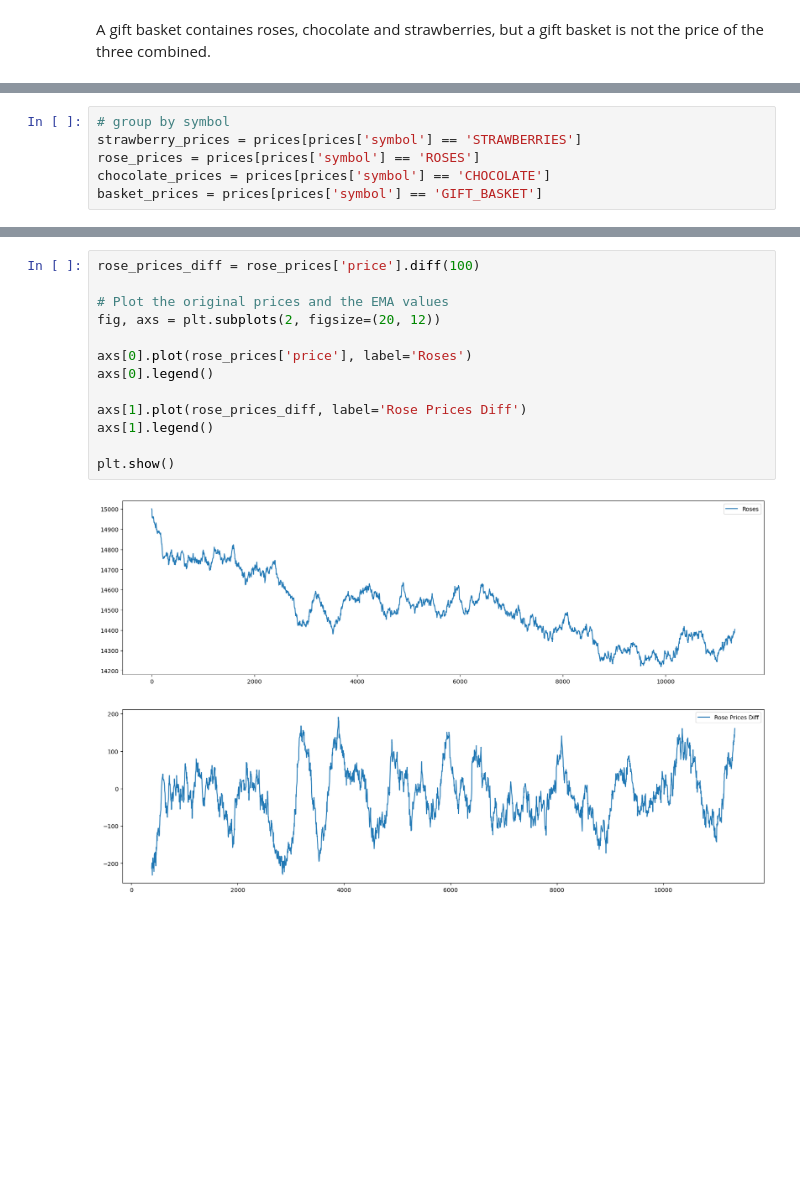
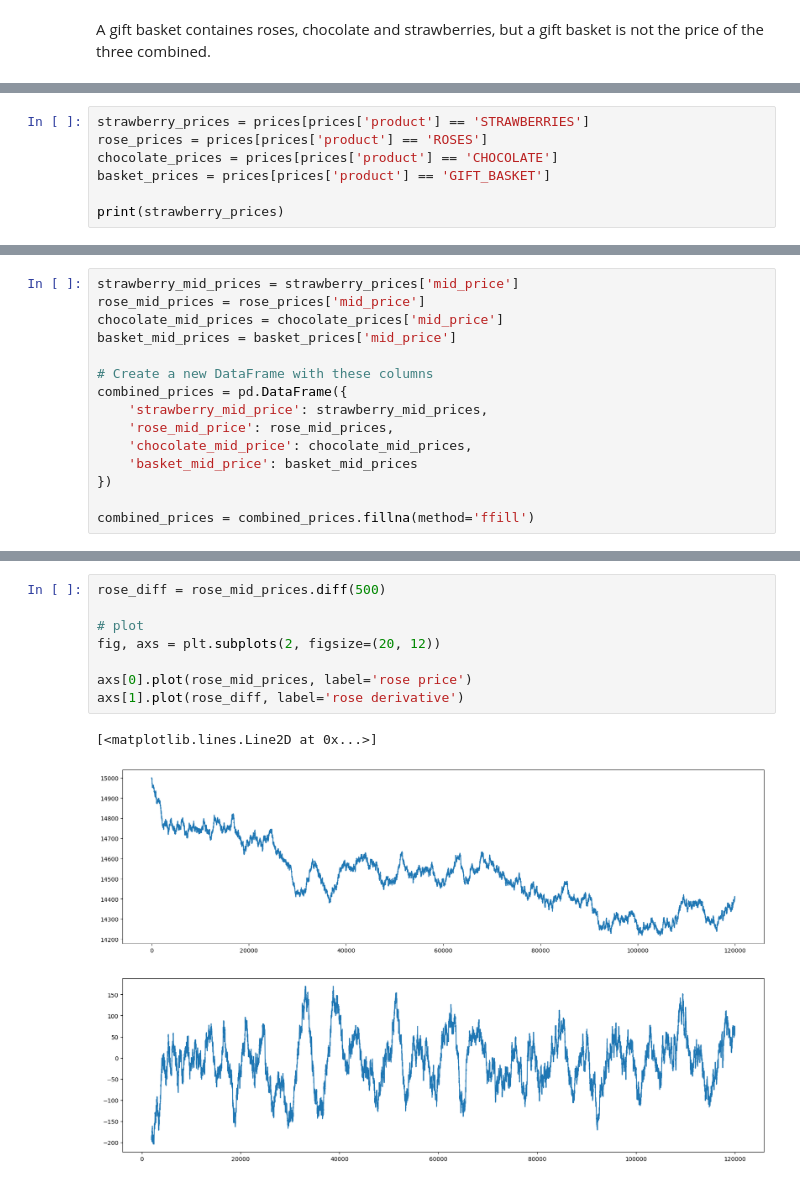
Before and after one commit to liamjdavis/IMC-Prosperity-2024, a Jupyter notebook: round-3/round3.ipynb, the cells around one changed output, grey strips where cells are left out. Drawn from its saved outputs; the diff is of its cells as text; blank space fills up the shorter version.

```diff
--- a/round-3/round3.ipynb
+++ b/round-3/round3.ipynb
@@ -16,6 +14,7 @@ prices = combined_df[['symbol', 'price']]
 # %%
-# group by symbol
-strawberry_prices = prices[prices['symbol'] == 'STRAWBERRIES']
-rose_prices = prices[prices['symbol'] == 'ROSES']
-chocolate_prices = prices[prices['symbol'] == 'CHOCOLATE']
-basket_prices = prices[prices['symbol'] == 'GIFT_BASKET']
+strawberry_prices = prices[prices['product'] == 'STRAWBERRIES']
+rose_prices = prices[prices['product'] == 'ROSES']
+chocolate_prices = prices[prices['product'] == 'CHOCOLATE']
+basket_prices = prices[prices['product'] == 'GIFT_BASKET']
+
+print(strawberry_prices)
@@ -76,0 +47,15 @@ plt.show()
+# %%
+strawberry_mid_prices = strawberry_prices['mid_price']
+rose_mid_prices = rose_prices['mid_price']
+chocolate_mid_prices = chocolate_prices['mid_price']
+basket_mid_prices = basket_prices['mid_price']
+
+# Create a new DataFrame with these columns
+combined_prices = pd.DataFrame({
+    'strawberry_mid_price': strawberry_mid_prices,
+    'rose_mid_price': rose_mid_prices,
+    'chocolate_mid_price': chocolate_mid_prices,
+    'basket_mid_price': basket_mid_prices
+})
+
+combined_prices = combined_prices.fillna(method='ffill')
@@ -92,16 +99,12 @@ plt.show()
 # %%
-rose_prices_diff = rose_prices['price'].diff(100)
+rose_diff = rose_mid_prices.diff(500)
 
-# Plot the original prices and the EMA values
+# plot
 fig, axs = plt.subplots(2, figsize=(20, 12))
 
-axs[0].plot(rose_prices['price'], label='Roses')
-axs[0].legend()
-
-axs[1].plot(rose_prices_diff, label='Rose Prices Diff')
-axs[1].legend()
-
-plt.show()
+axs[0].plot(rose_mid_prices, label='rose price')
+axs[1].plot(rose_diff, label='rose derivative')
 # %% [output]
+[<matplotlib.lines.Line2D at 0x...>]
-[figure, old version]
+[figure, new version]
 # %%
```
Also changed, not shown: parts of 10 cells of this notebook, 1 other file.
